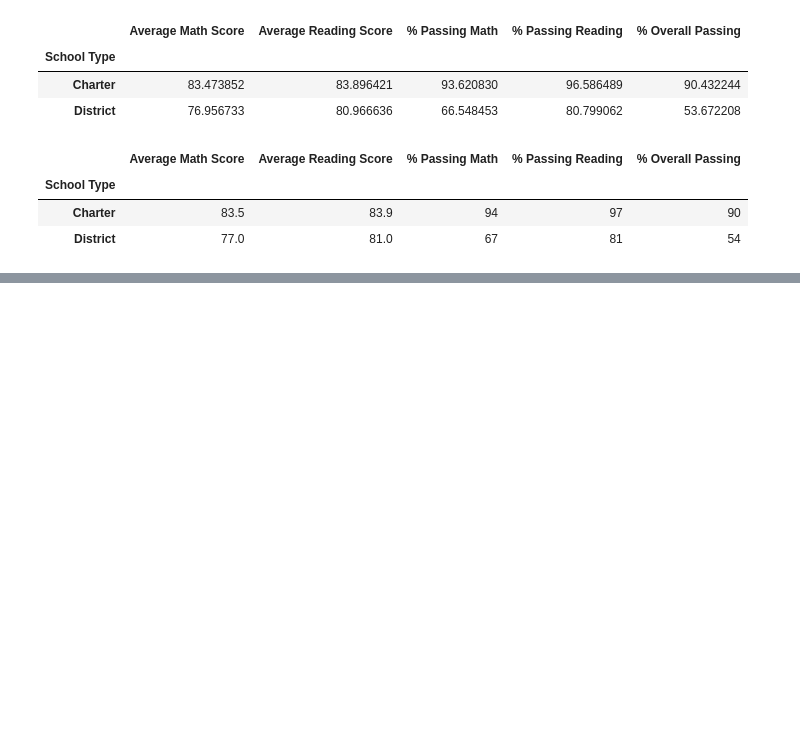
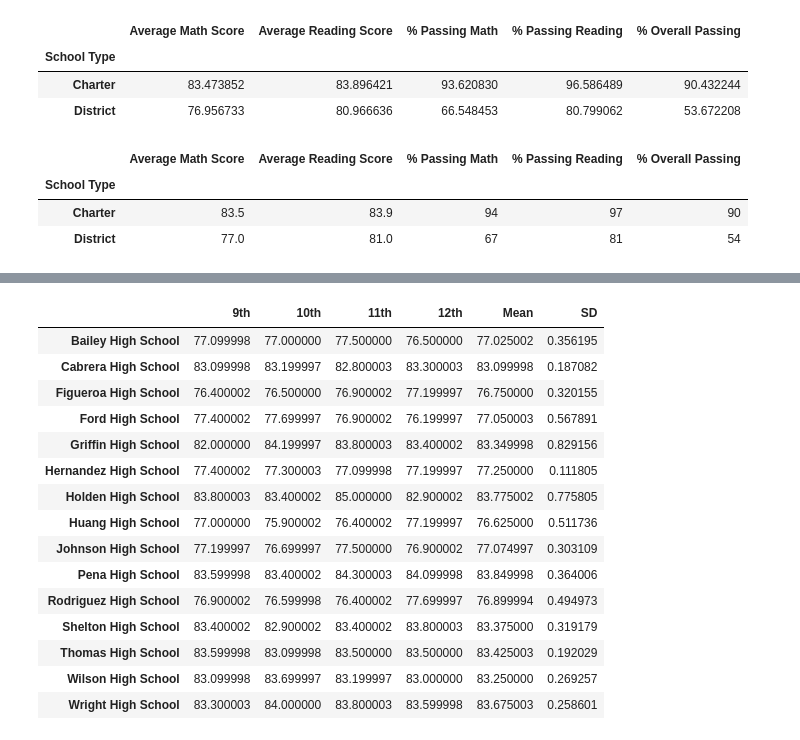
Before and after one commit to CYLaiMDPhD/School_District_Analysis, a Jupyter notebook: PyCitySchools.ipynb, the cells around one changed output, grey strips where cells are left out. Saved outputs shown, nothing was run; the diff lists cells and outputs as text; code cells hidden in the pictures; blank space fills up the shorter version.

```diff
--- a/PyCitySchools.ipynb
+++ b/PyCitySchools.ipynb
@@ -1506,0 +1557,7 @@ type_summary_df
+# %%
+# Convert scores by grades back to float to perform calculations
+math_scores_by_grade_df["9th"]=pd.to_numeric(math_scores_by_grade_df["9th"], downcast="float")
+math_scores_by_grade_df["10th"]=pd.to_numeric(math_scores_by_grade_df["10th"], downcast="float")
+math_scores_by_grade_df["11th"]=pd.to_numeric(math_scores_by_grade_df["11th"], downcast="float")
+math_scores_by_grade_df["12th"]=pd.to_numeric(math_scores_by_grade_df["12th"], downcast="float")
+math_scores_by_grade_df.info()
@@ -1506,0 +1577,22 @@ type_summary_df
+# %%
+# Testing mean across row calculation
+math_scores_by_grade_df["Mean"] = math_scores_by_grade_df.mean(axis=1)
+math_scores_by_grade_df["SD"] = math_scores_by_grade_df.std(axis=1)
+math_scores_by_grade_df
+# %% [output]
+|  | 9th | 10th | 11th | 12th | Mean | SD |
+| Bailey High School | 77.099998 | 77.000000 | 77.500000 | 76.500000 | 77.025002 | 0.356195 |
+| Cabrera High School | 83.099998 | 83.199997 | 82.800003 | 83.300003 | 83.099998 | 0.187082 |
+| Figueroa High School | 76.400002 | 76.500000 | 76.900002 | 77.199997 | 76.750000 | 0.320155 |
+| Ford High School | 77.400002 | 77.699997 | 76.900002 | 76.199997 | 77.050003 | 0.567891 |
+| Griffin High School | 82.000000 | 84.199997 | 83.800003 | 83.400002 | 83.349998 | 0.829156 |
+| Hernandez High School | 77.400002 | 77.300003 | 77.099998 | 77.199997 | 77.250000 | 0.111805 |
+| Holden High School | 83.800003 | 83.400002 | 85.000000 | 82.900002 | 83.775002 | 0.775805 |
+| Huang High School | 77.000000 | 75.900002 | 76.400002 | 77.199997 | 76.625000 | 0.511736 |
+| Johnson High School | 77.199997 | 76.699997 | 77.500000 | 76.900002 | 77.074997 | 0.303109 |
+| Pena High School | 83.599998 | 83.400002 | 84.300003 | 84.099998 | 83.849998 | 0.364006 |
+| Rodriguez High School | 76.900002 | 76.599998 | 76.400002 | 77.699997 | 76.899994 | 0.494973 |
+| Shelton High School | 83.400002 | 82.900002 | 83.400002 | 83.800003 | 83.375000 | 0.319179 |
+| Thomas High School | 83.599998 | 83.099998 | 83.500000 | 83.500000 | 83.425003 | 0.192029 |
+| Wilson High School | 83.099998 | 83.699997 | 83.199997 | 83.000000 | 83.250000 | 0.269257 |
+| Wright High School | 83.300003 | 84.000000 | 83.800003 | 83.599998 | 83.675003 | 0.258601 |
```
Also changed, not shown: parts of 16 cells of this notebook, 24 other files.
